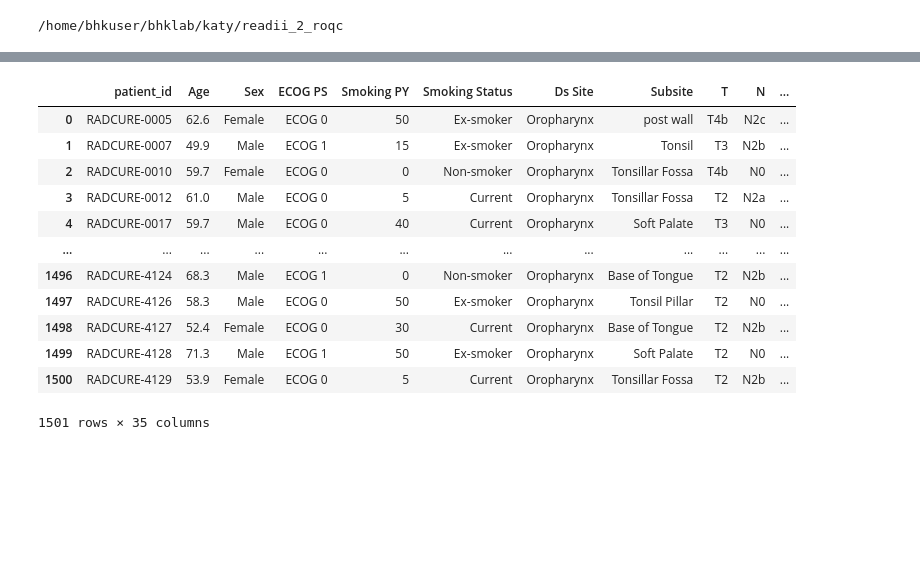
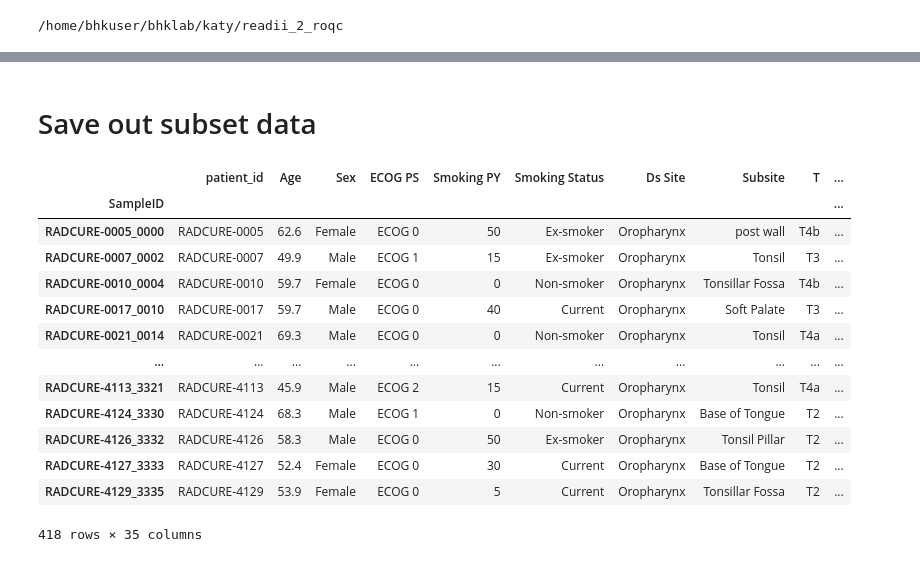
Before and after one commit to bhklab/readii_2_roqc, a Jupyter notebook: sandbox/dev_binary_prediction.ipynb, the cells around one changed output, grey strips where cells are left out. Cells and saved outputs as stored; diff of their text form; code cells hidden in the pictures; blank space fills up the shorter version.

```diff
--- a/sandbox/dev_binary_prediction.ipynb
+++ b/sandbox/dev_binary_prediction.ipynb
@@ -15,7 +21,7 @@ features_file_path = dirs.RESULTS / "TCIA_RADCURE" / "features" / "pyradiomics"
 # %%
-clinical_data = pd.read_csv(clinical_file_path)
+clinical_data = loadFileToDataFrame(clinical_file_path)
 index_data = pd.read_csv(index_file_path)
-features_data = pd.read_csv(features_file_path)
+feature_data = pd.read_csv(feature_file_path)
 # %%
 existing_pat_id = getPatientIdentifierLabel(clinical_data)
 
@@ -24,3 +30,4 @@ id_map.index = [value[0:-5] for value in index_data["SampleID"]]
 id_map = id_map.drop_duplicates()
 
 clinical_data["SampleID"] = clinical_data[existing_pat_id].map(id_map)
+clinical_data["Status_bin"] = clinical_data["Status"].apply(lambda x: 1 if x == "Dead" else 0)
@@ -42,16 +34,11 @@ Name: SampleID, Length: 990, dtype: object
 # %%
-clinical_data
+opc_clinical_data = clinical_data[clinical_data["Ds Site"] == "Oropharynx"]
+
+opc_hpv_clinical_data = opc_clinical_data.dropna(axis=0, subset=["SampleID", "HPV"])
+opc_hpv_clinical_data = opc_hpv_clinical_data.set_index("SampleID", drop=True)
+
+
+feature_data = feature_data.set_index("SampleID", drop=True)
+feature_data = getOnlyPyradiomicsFeatures(feature_data)
-# %% [output]
-|  | patient_id | Age | Sex | ECOG PS | Smoking PY | Smoking Status | Ds Site | Subsite | T | N | ... |
-| 0 | RADCURE-0005 | 62.6 | Female | ECOG 0 | 50 | Ex-smoker | Oropharynx | post wall | T4b | N2c | ... |
-| 1 | RADCURE-0007 | 49.9 | Male | ECOG 1 | 15 | Ex-smoker | Oropharynx | Tonsil | T3 | N2b | ... |
-| 2 | RADCURE-0010 | 59.7 | Female | ECOG 0 | 0 | Non-smoker | Oropharynx | Tonsillar Fossa | T4b | N0 | ... |
-| 3 | RADCURE-0012 | 61.0 | Male | ECOG 0 | 5 | Current | Oropharynx | Tonsillar Fossa | T2 | N2a | ... |
-| 4 | RADCURE-0017 | 59.7 | Male | ECOG 0 | 40 | Current | Oropharynx | Soft Palate | T3 | N0 | ... |
-| ... | ... | ... | ... | ... | ... | ... | ... | ... | ... | ... | ... |
-| 1496 | RADCURE-4124 | 68.3 | Male | ECOG 1 | 0 | Non-smoker | Oropharynx | Base of Tongue | T2 | N2b | ... |
-| 1497 | RADCURE-4126 | 58.3 | Male | ECOG 0 | 50 | Ex-smoker | Oropharynx | Tonsil Pillar | T2 | N0 | ... |
-| 1498 | RADCURE-4127 | 52.4 | Female | ECOG 0 | 30 | Current | Oropharynx | Base of Tongue | T2 | N2b | ... |
-| 1499 | RADCURE-4128 | 71.3 | Male | ECOG 1 | 50 | Ex-smoker | Oropharynx | Soft Palate | T2 | N0 | ... |
-| 1500 | RADCURE-4129 | 53.9 | Female | ECOG 0 | 5 | Current | Oropharynx | Tonsillar Fossa | T2 | N2b | ... |
-1501 rows × 35 columns
+# %%
+clinical_subset, feature_subset = getPatientIntersectionDataframes(opc_hpv_clinical_data, feature_data, False, False)
@@ -57,0 +47,2 @@ clinical_data
+# %% [markdown]
+# Save out subset data
@@ -57,0 +57,17 @@ clinical_data
+# %%
+clinical_subset
+# %% [output]
+|  | patient_id | Age | Sex | ECOG PS | Smoking PY | Smoking Status | Ds Site | Subsite | T | ... |
+| SampleID |  |  |  |  |  |  |  |  |  | ... |
+| RADCURE-0005_0000 | RADCURE-0005 | 62.6 | Female | ECOG 0 | 50 | Ex-smoker | Oropharynx | post wall | T4b | ... |
+| RADCURE-0007_0002 | RADCURE-0007 | 49.9 | Male | ECOG 1 | 15 | Ex-smoker | Oropharynx | Tonsil | T3 | ... |
+| RADCURE-0010_0004 | RADCURE-0010 | 59.7 | Female | ECOG 0 | 0 | Non-smoker | Oropharynx | Tonsillar Fossa | T4b | ... |
+| RADCURE-0017_0010 | RADCURE-0017 | 59.7 | Male | ECOG 0 | 40 | Current | Oropharynx | Soft Palate | T3 | ... |
+| RADCURE-0021_0014 | RADCURE-0021 | 69.3 | Male | ECOG 0 | 0 | Non-smoker | Oropharynx | Tonsil | T4a | ... |
+| ... | ... | ... | ... | ... | ... | ... | ... | ... | ... | ... |
+| RADCURE-4113_3321 | RADCURE-4113 | 45.9 | Male | ECOG 2 | 15 | Current | Oropharynx | Tonsil | T4a | ... |
+| RADCURE-4124_3330 | RADCURE-4124 | 68.3 | Male | ECOG 1 | 0 | Non-smoker | Oropharynx | Base of Tongue | T2 | ... |
+| RADCURE-4126_3332 | RADCURE-4126 | 58.3 | Male | ECOG 0 | 50 | Ex-smoker | Oropharynx | Tonsil Pillar | T2 | ... |
+| RADCURE-4127_3333 | RADCURE-4127 | 52.4 | Female | ECOG 0 | 30 | Current | Oropharynx | Base of Tongue | T2 | ... |
+| RADCURE-4129_3335 | RADCURE-4129 | 53.9 | Female | ECOG 0 | 5 | Current | Oropharynx | Tonsillar Fossa | T2 | ... |
+418 rows × 35 columns
```
Also changed, not shown: parts of 15 cells of this notebook.
